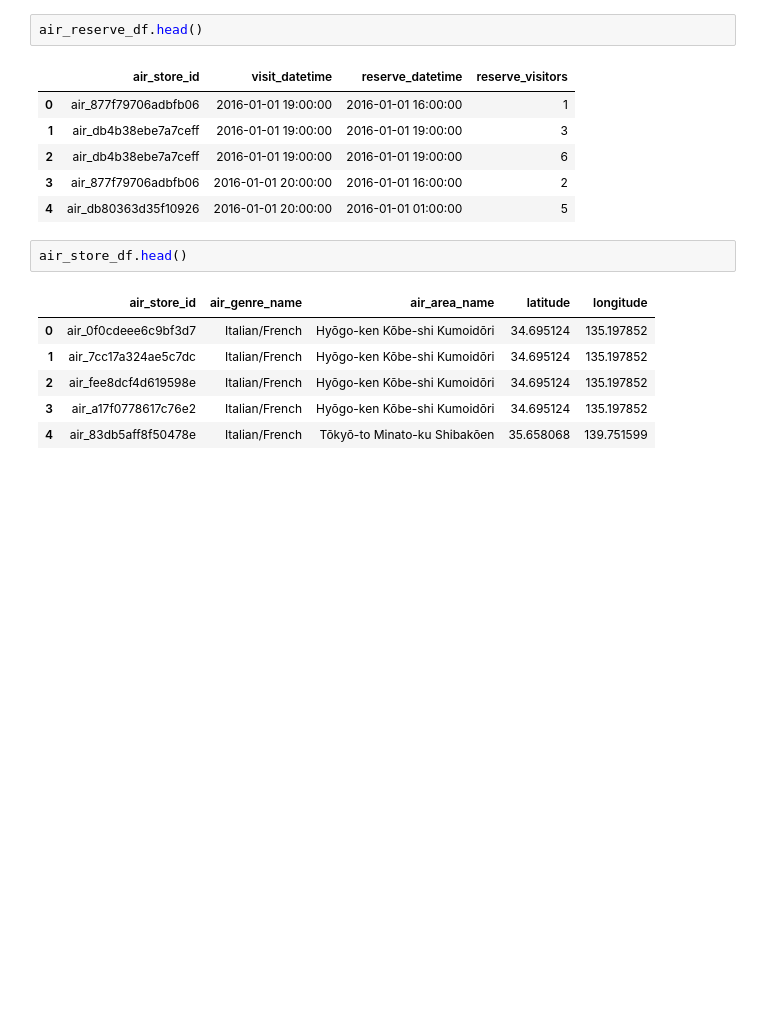
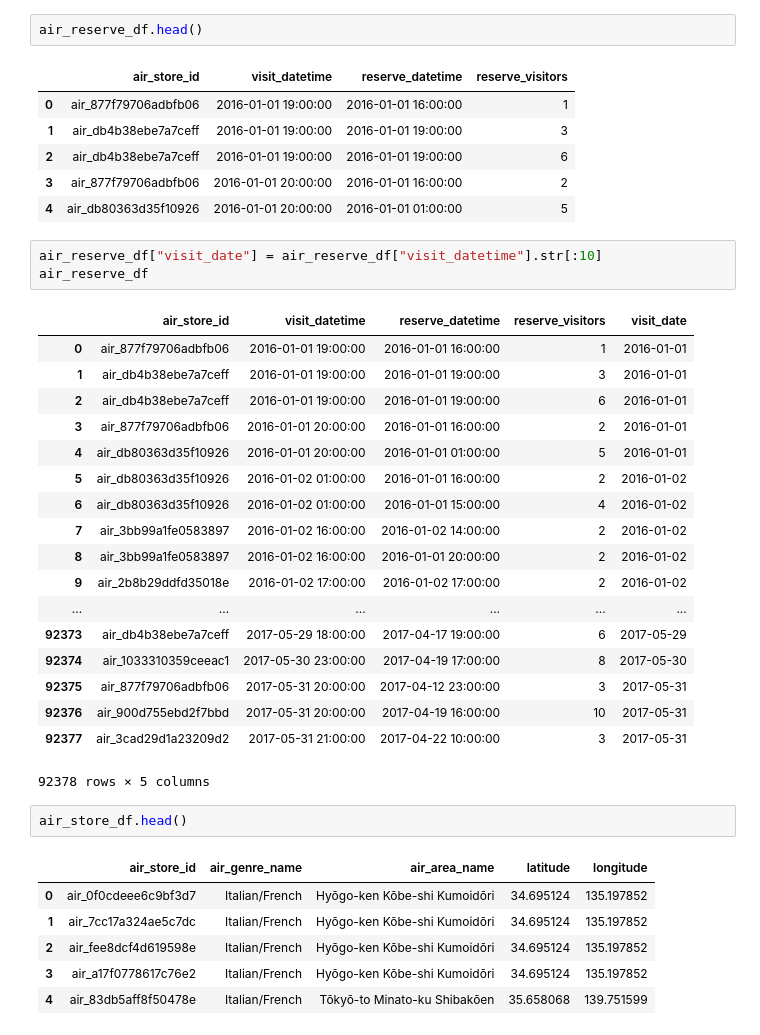
Before and after one commit to Gan001/dataviz-final-project, a Jupyter notebook: NBAProjectBackup.ipynb, the cells around one changed output. Cells and saved outputs as stored; diff of their text form; blank space fills up the shorter version.

```diff
--- a/NBAProjectBackup.ipynb
+++ b/NBAProjectBackup.ipynb
@@ -24,6 +24,28 @@ air_reserve_df.head()
 | 2 | air_db4b38ebe7a7ceff | 2016-01-01 19:00:00 | 2016-01-01 19:00:00 | 6 |
 | 3 | air_877f79706adbfb06 | 2016-01-01 20:00:00 | 2016-01-01 16:00:00 | 2 |
 | 4 | air_db80363d35f10926 | 2016-01-01 20:00:00 | 2016-01-01 01:00:00 | 5 |
+# %%
+air_reserve_df["visit_date"] = air_reserve_df["visit_datetime"].str[:10]
+air_reserve_df
+# %% [output]
+|  | air_store_id | visit_datetime | reserve_datetime | reserve_visitors | visit_date |
+| 0 | air_877f79706adbfb06 | 2016-01-01 19:00:00 | 2016-01-01 16:00:00 | 1 | 2016-01-01 |
+| 1 | air_db4b38ebe7a7ceff | 2016-01-01 19:00:00 | 2016-01-01 19:00:00 | 3 | 2016-01-01 |
+| 2 | air_db4b38ebe7a7ceff | 2016-01-01 19:00:00 | 2016-01-01 19:00:00 | 6 | 2016-01-01 |
+| 3 | air_877f79706adbfb06 | 2016-01-01 20:00:00 | 2016-01-01 16:00:00 | 2 | 2016-01-01 |
+| 4 | air_db80363d35f10926 | 2016-01-01 20:00:00 | 2016-01-01 01:00:00 | 5 | 2016-01-01 |
+| 5 | air_db80363d35f10926 | 2016-01-02 01:00:00 | 2016-01-01 16:00:00 | 2 | 2016-01-02 |
+| 6 | air_db80363d35f10926 | 2016-01-02 01:00:00 | 2016-01-01 15:00:00 | 4 | 2016-01-02 |
+| 7 | air_3bb99a1fe0583897 | 2016-01-02 16:00:00 | 2016-01-02 14:00:00 | 2 | 2016-01-02 |
+| 8 | air_3bb99a1fe0583897 | 2016-01-02 16:00:00 | 2016-01-01 20:00:00 | 2 | 2016-01-02 |
+| 9 | air_2b8b29ddfd35018e | 2016-01-02 17:00:00 | 2016-01-02 17:00:00 | 2 | 2016-01-02 |
+| ... | ... | ... | ... | ... | ... |
+| 92373 | air_db4b38ebe7a7ceff | 2017-05-29 18:00:00 | 2017-04-17 19:00:00 | 6 | 2017-05-29 |
+| 92374 | air_1033310359ceeac1 | 2017-05-30 23:00:00 | 2017-04-19 17:00:00 | 8 | 2017-05-30 |
+| 92375 | air_877f79706adbfb06 | 2017-05-31 20:00:00 | 2017-04-12 23:00:00 | 3 | 2017-05-31 |
+| 92376 | air_900d755ebd2f7bbd | 2017-05-31 20:00:00 | 2017-04-19 16:00:00 | 10 | 2017-05-31 |
+| 92377 | air_3cad29d1a23209d2 | 2017-05-31 21:00:00 | 2017-04-22 10:00:00 | 3 | 2017-05-31 |
+92378 rows × 5 columns
 # %%
 air_store_df.head()
 # %% [output]
```
Also changed, not shown: parts of 9 cells of this notebook.
